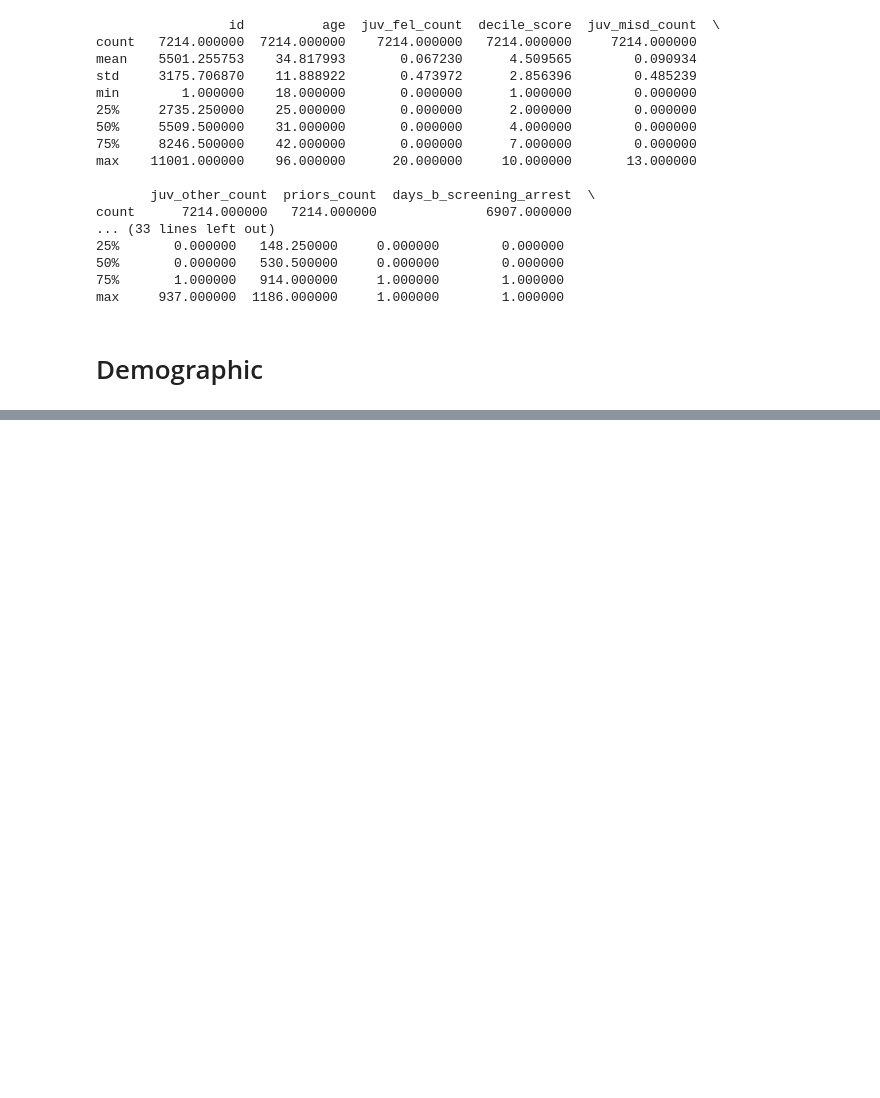
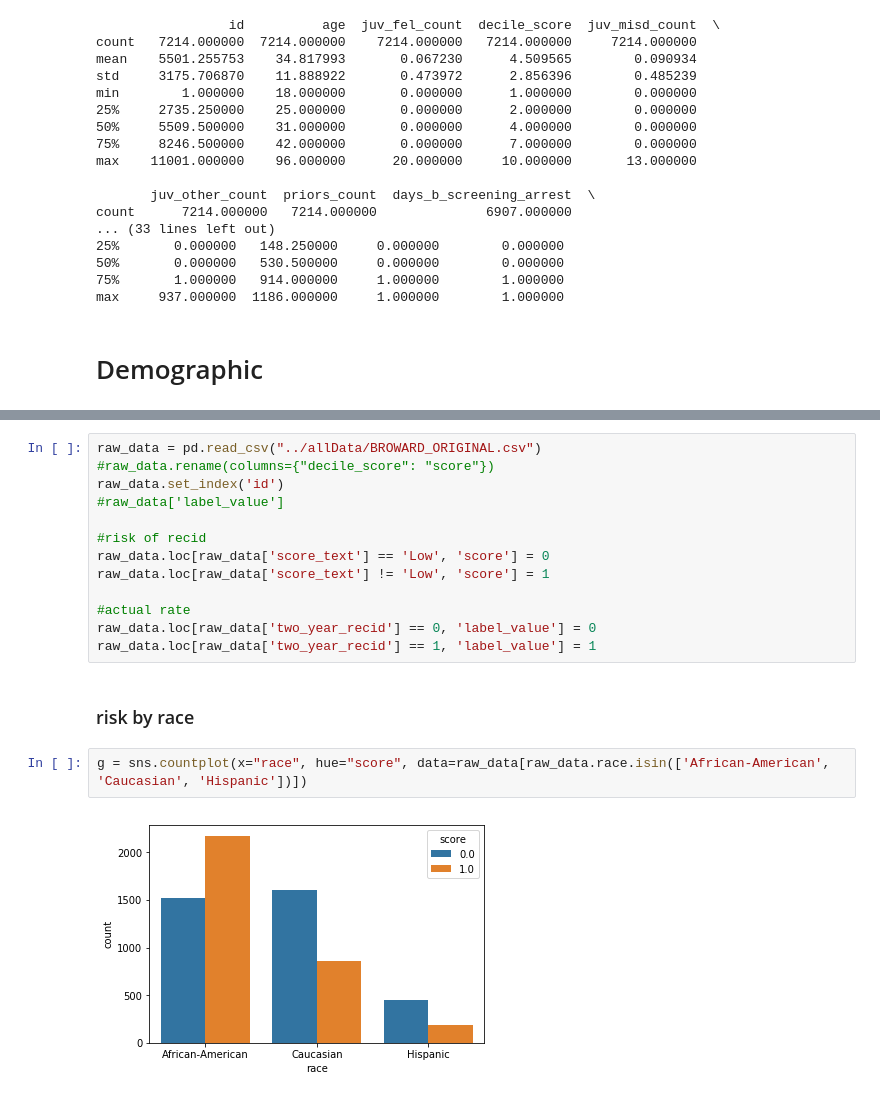
Before and after one commit to polinapolina/sicss18_fairml, a Jupyter notebook: play_with_data.ipynb, the cells around one changed output, grey strips where cells are left out. Cells and saved outputs as stored; diff of their text form; blank space fills up the shorter version.

```diff
--- a/play_with_data.ipynb
+++ b/play_with_data.ipynb
@@ -85,0 +140,19 @@ raw_data.groupby(['two_year_recid']).agg(['count'])['id']
+# %%
+raw_data = pd.read_csv("../allData/BROWARD_ORIGINAL.csv")
+#raw_data.rename(columns={"decile_score": "score"})
+raw_data.set_index('id')
+#raw_data['label_value']
+
+#risk of recid
+raw_data.loc[raw_data['score_text'] == 'Low', 'score'] = 0
+raw_data.loc[raw_data['score_text'] != 'Low', 'score'] = 1
+
+#actual rate
+raw_data.loc[raw_data['two_year_recid'] == 0, 'label_value'] = 0
+raw_data.loc[raw_data['two_year_recid'] == 1, 'label_value'] = 1
+# %% [markdown]
+### risk by race
+# %%
+g = sns.countplot(x="race", hue="score", data=raw_data[raw_data.race.isin(['African-American', 'Caucasian', 'Hispanic'])])
+# %% [output]
+[figure, added]
```
Also changed, not shown: parts of 14 cells of this notebook.
